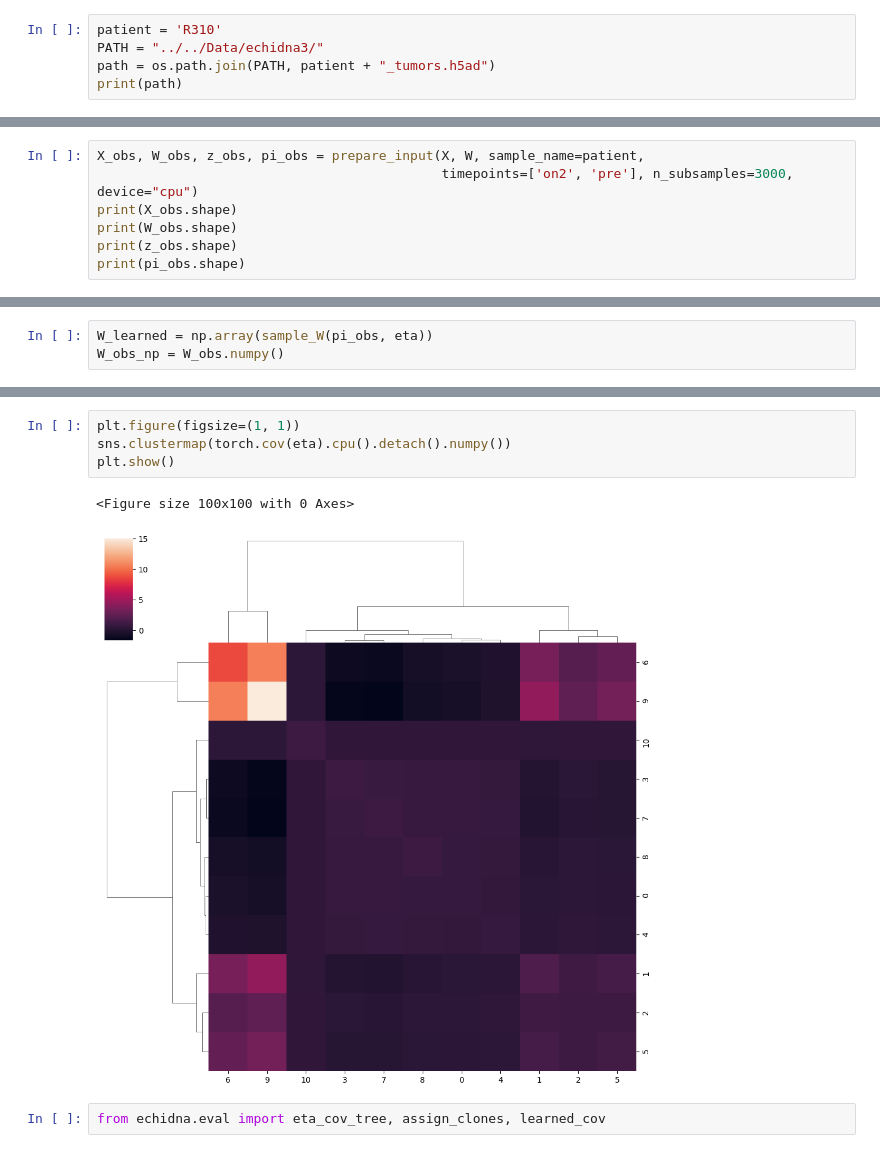
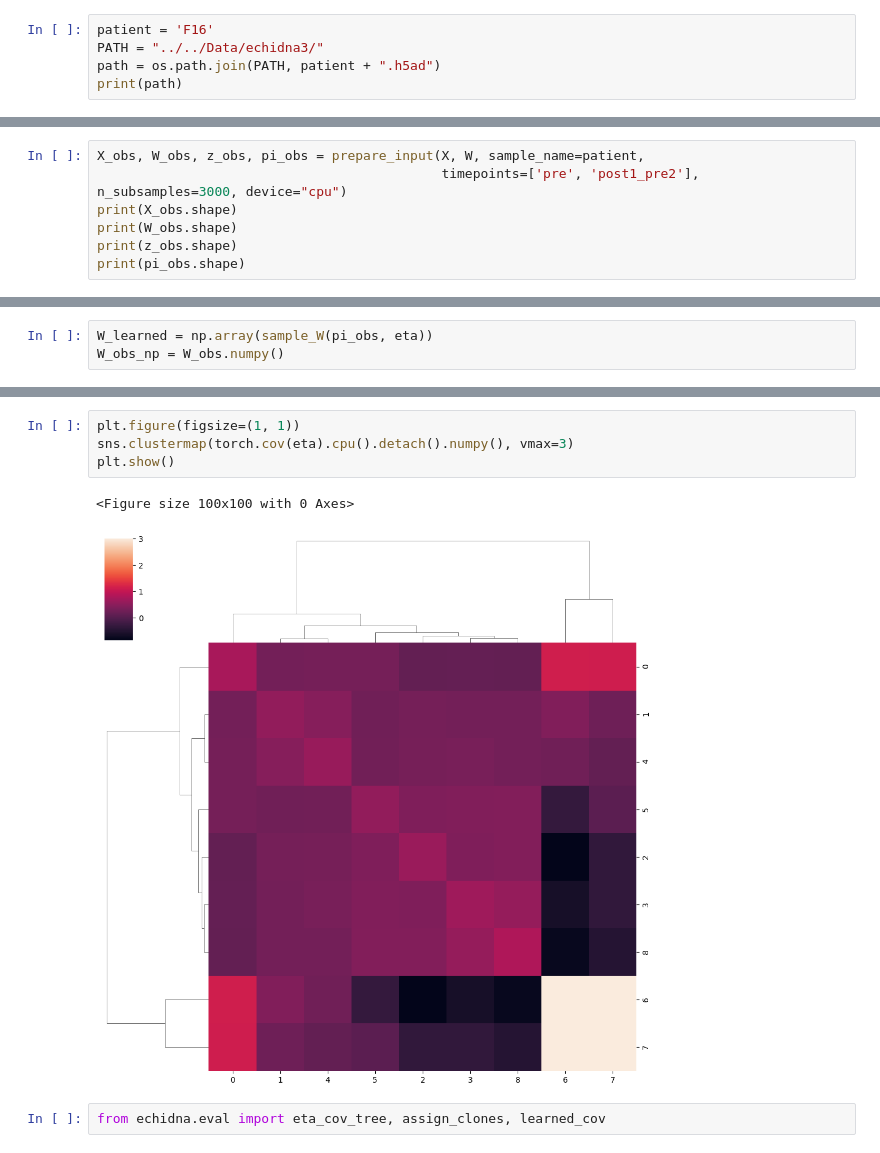
Before and after one commit to azizilab/echidna, a Jupyter notebook: notebooks/run_multi_timepoints.ipynb, the cells around one changed output, grey strips where cells are left out. Cells and saved outputs as stored; diff of their text form.

```diff
--- a/notebooks/run_multi_timepoints.ipynb
+++ b/notebooks/run_multi_timepoints.ipynb
@@ -22,8 +9,8 @@ torch.set_default_device(mps_device)
 # %% [markdown]
 # Format input data
 # %%
-patient = 'R310'
+patient = 'F16'
 PATH = "../../Data/echidna3/"
-path = os.path.join(PATH, patient + "_tumors.h5ad")
+path = os.path.join(PATH, patient + ".h5ad")
 print(path)
 # %% [output]
@@ -56,6 +43,6 @@ sc.pl.umap(X, color=['leiden'], legend_loc='on data')
 # %%
 X_obs, W_obs, z_obs, pi_obs = prepare_input(X, W, sample_name=patient,
-                                            timepoints=['on2', 'pre'], n_subsamples=3000, device="cpu")
+                                            timepoints=['pre', 'post1_pre2'], n_subsamples=3000, device="cpu")
 print(X_obs.shape)
 print(W_obs.shape)
 print(z_obs.shape)
@@ -153,10 +140,10 @@ plt.show()
 # %%
 plt.figure(figsize=(1, 1))
-sns.clustermap(torch.cov(eta).cpu().detach().numpy())
+sns.clustermap(torch.cov(eta).cpu().detach().numpy(), vmax=3)
 plt.show()
 # %% [output]
 <Figure size 100x100 with 0 Axes>
-[figure, old version]
+[figure, new version]
 # %%
 from echidna.eval import eta_cov_tree, assign_clones, learned_cov
 # %%
```
Also changed, not shown: parts of 30 cells of this notebook, 4 other files.
